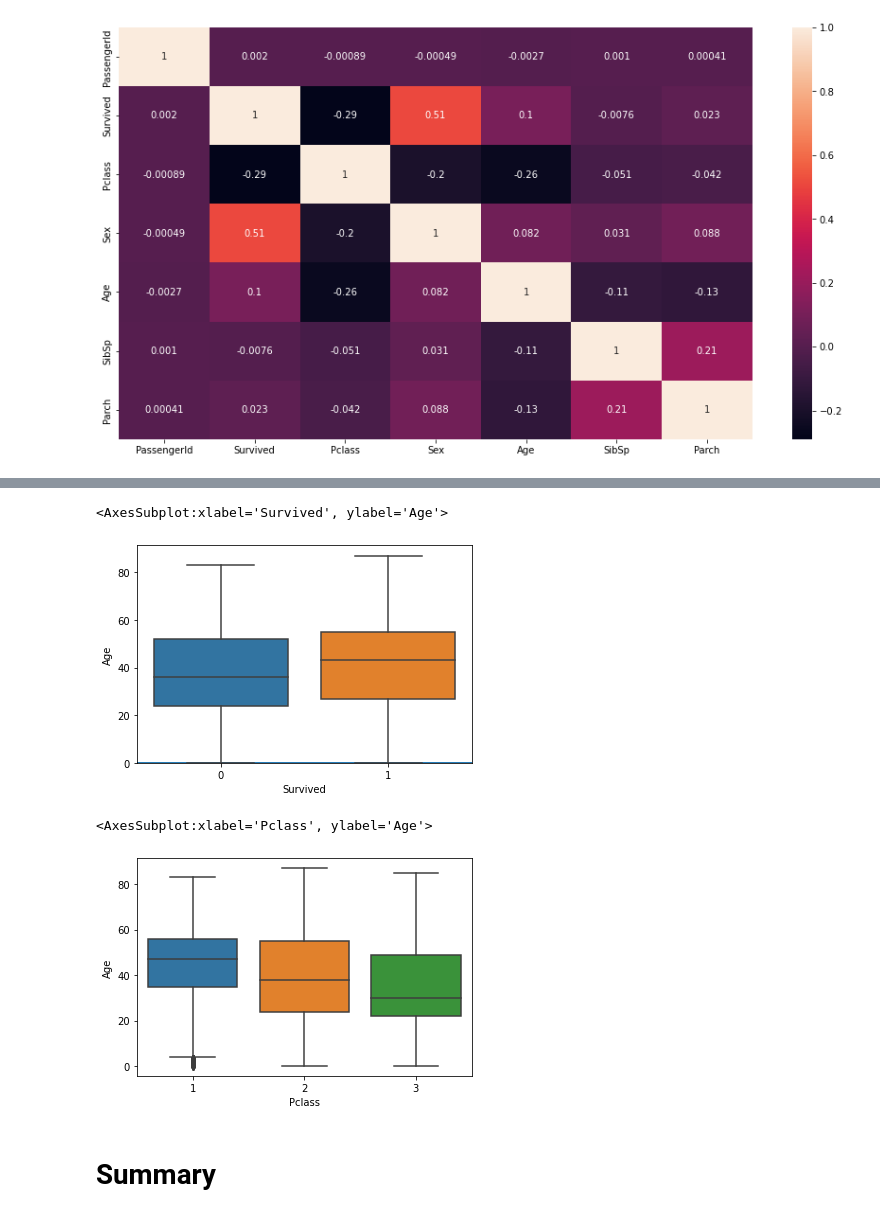
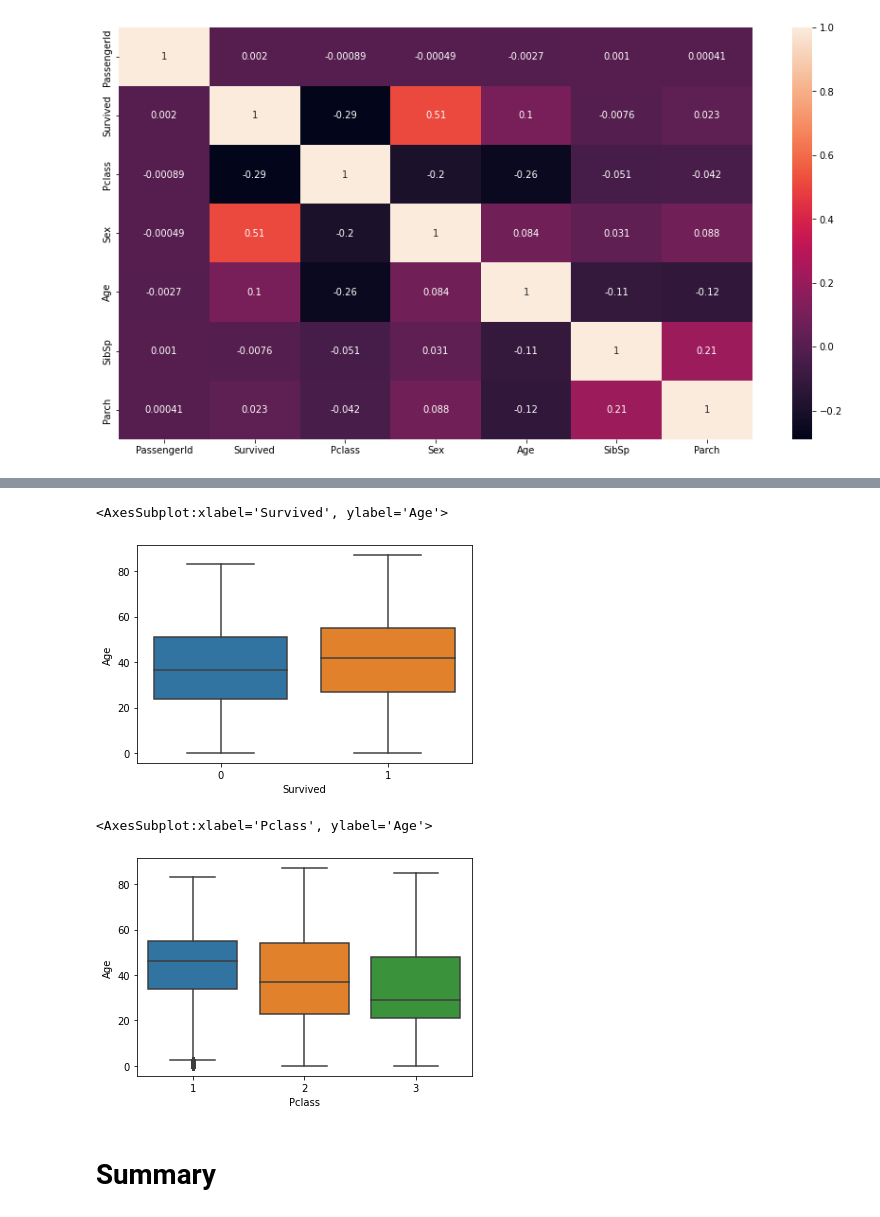
Before and after one commit to liriannamiller/rs_course, a Jupyter notebook: eda.ipynb, the cells around one changed output, grey strips where cells are left out. Saved outputs shown, nothing was run; the diff lists cells and outputs as text; code cells hidden in the pictures.

```diff
--- a/eda.ipynb
+++ b/eda.ipynb
@@ -57,0 +62,7 @@ memory usage: 5.3+ MB
+# %%
+titanic_data = titanic_data.fillna(0)
+
+male_survived = titanic_data.loc[(titanic_data['Age']==0.00) & (titanic_data['Sex']=='male')].groupby('Survived').agg({'Survived': 'count'})
+print(male_survived)
+female_survived = titanic_data.loc[(titanic_data['Age']==0.00) & (titanic_data['Sex']=='female')].groupby('Survived').agg({'Survived': 'count'})
+print(female_survived)
@@ -58 +91,4 @@ memory usage: 5.3+ MB
+# %%
+titanic_data.loc[(titanic_data['Sex'] == 'male') & (titanic_data['Age'] == 0.00), 'Age'] = 36.62
+titanic_data.loc[(titanic_data['Sex'] == 'female') & (titanic_data['Age'] == 0.00), 'Age'] = 41.27
 # %% [markdown]
@@ -70,13 +118,12 @@ sns.heatmap(titanic_data.corr(), annot=True)
 # %%
-sns.kdeplot(titanic_data['Age'])
 sns.boxplot(x=titanic_data['Survived'], y=titanic_data['Age'])
 # %% [output]
 <AxesSubplot:xlabel='Survived', ylabel='Age'>
-[figure, old version]
+[figure, new version]
 # %%
 sns.boxplot(x=titanic_data['Pclass'], y=titanic_data['Age'])
 # %% [output]
 <AxesSubplot:xlabel='Pclass', ylabel='Age'>
-[figure, old version]
+[figure, new version]
 # %% [markdown]
 # Summary
```
Also changed, not shown: parts of 15 cells of this notebook.
